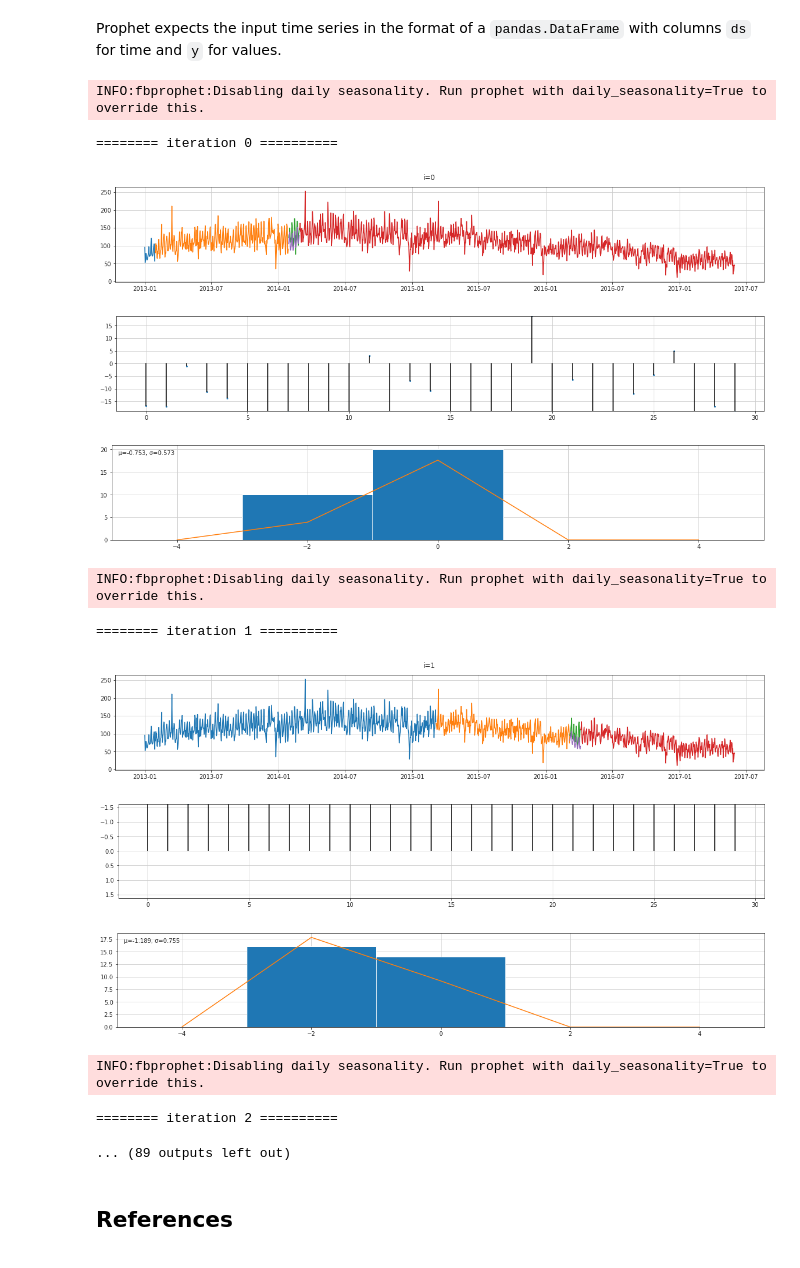
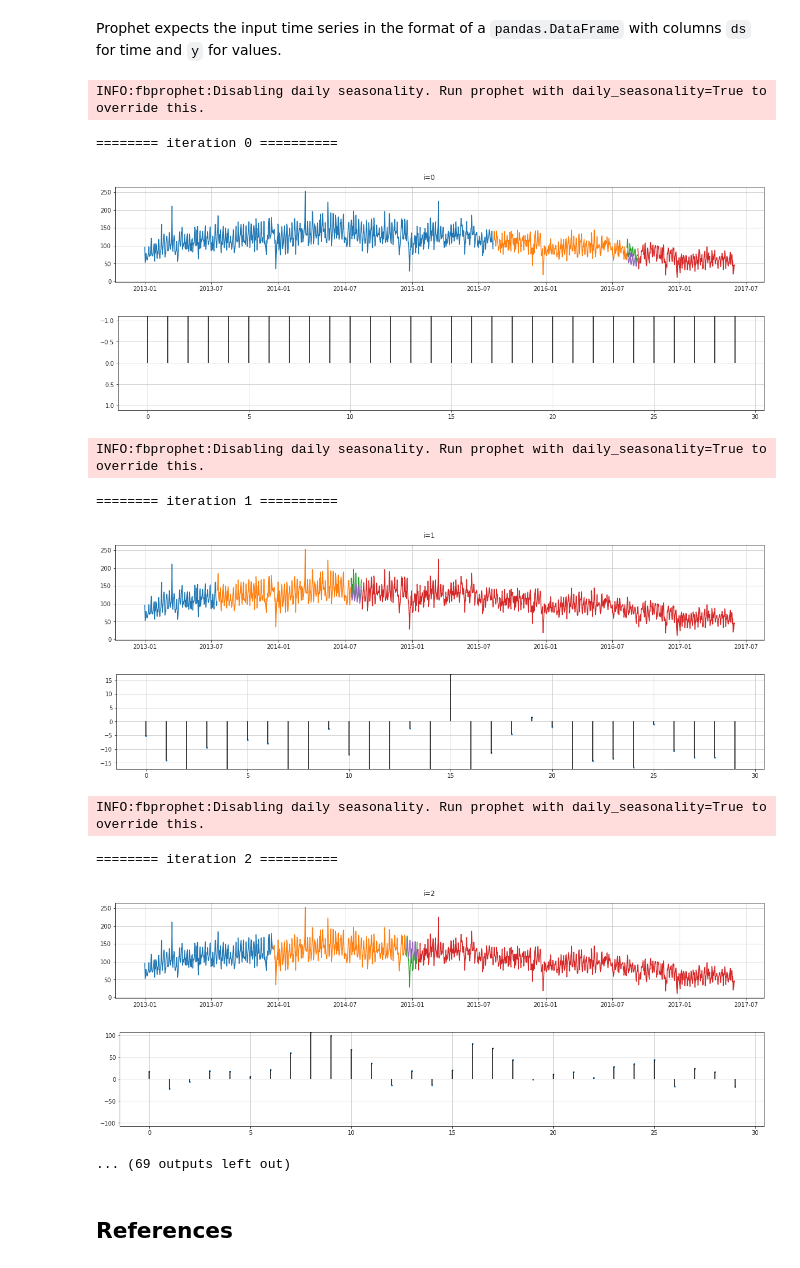
Before and after one commit to gsimbr/forecast-lab, a Jupyter notebook: notebooks/forecast.ipynb, the cells around one changed output. Saved outputs shown, nothing was run; the diff lists cells and outputs as text; code cells hidden in the pictures.

```diff
--- a/notebooks/forecast.ipynb
+++ b/notebooks/forecast.ipynb
@@ -45,38 +45,37 @@ superbowls = pandas.DataFrame({
 # %%
 forecast_lab.ForecastEvaluation(
         ts=taxi_trips["Trips"],
         forecasting=forecast_lab.ProphetWrapper(
             freq="d",
             estimator_params={
                 "holidays_prior_scale": 20,
                 "holidays": superbowls,
                 "mcmc_samples": 0,
                 "yearly_seasonality": 10,
                 "weekly_seasonality": True}),
         test_window_size=30,
         train_window_size=365,
         metrics={
             "MAE": sklearn.metrics.mean_absolute_error
         }
 ).evaluate(
     k=20,
     plot_segments=True,
     plot_residuals=True,
-    plot_pulls=True
 ).get_metrics().mean()
 # %% [output]
 INFO:fbprophet:Disabling daily seasonality. Run prophet with daily_seasonality=True to override this.
 ======== iteration 0 ==========
-[figure, old version]
+[figure, new version]
-[figure, old version]
+[figure, new version]
-[figure, old version]
 INFO:fbprophet:Disabling daily seasonality. Run prophet with daily_seasonality=True to override this.
 ======== iteration 1 ==========
+[figure, new version]
-[figure, old version]
+[figure, new version]
+INFO:fbprophet:Disabling daily seasonality. Run prophet with daily_seasonality=True to override this.
+======== iteration 2 ==========
-[figure, old version]
+[figure, new version]
-[figure, old version]
+[figure, new version]
-INFO:fbprophet:Disabling daily seasonality. Run prophet with daily_seasonality=True to override this.
-======== iteration 2 ==========
-... (89 outputs left out)
+... (69 outputs left out)
 # %% [markdown]
 ## References
```
